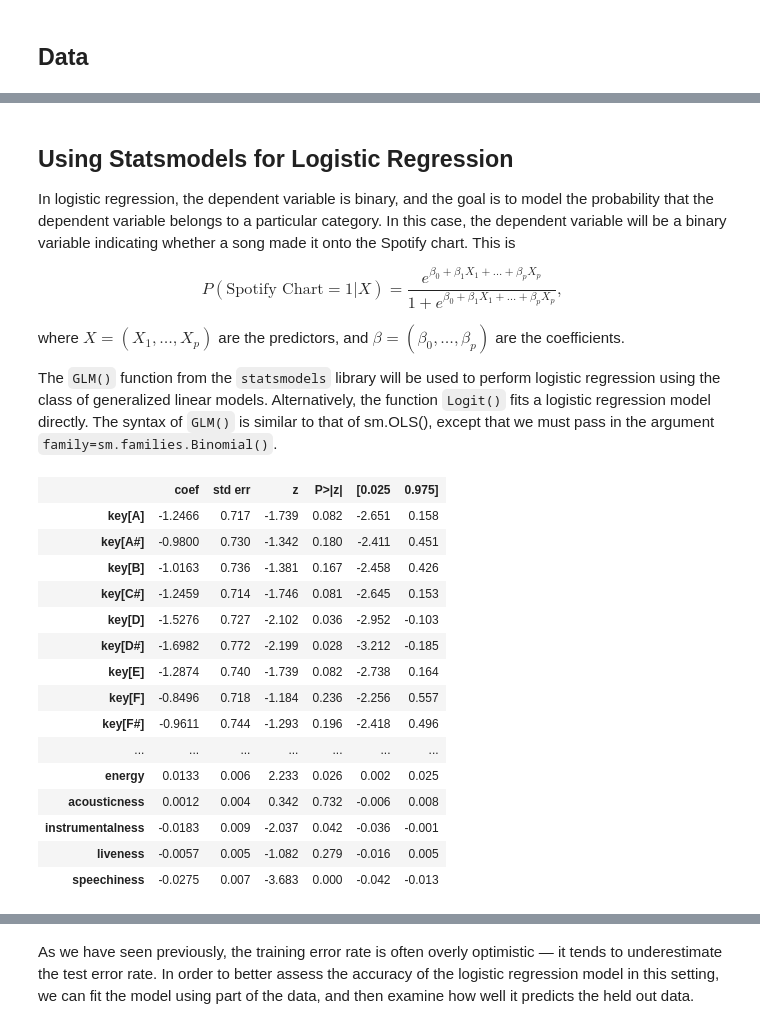
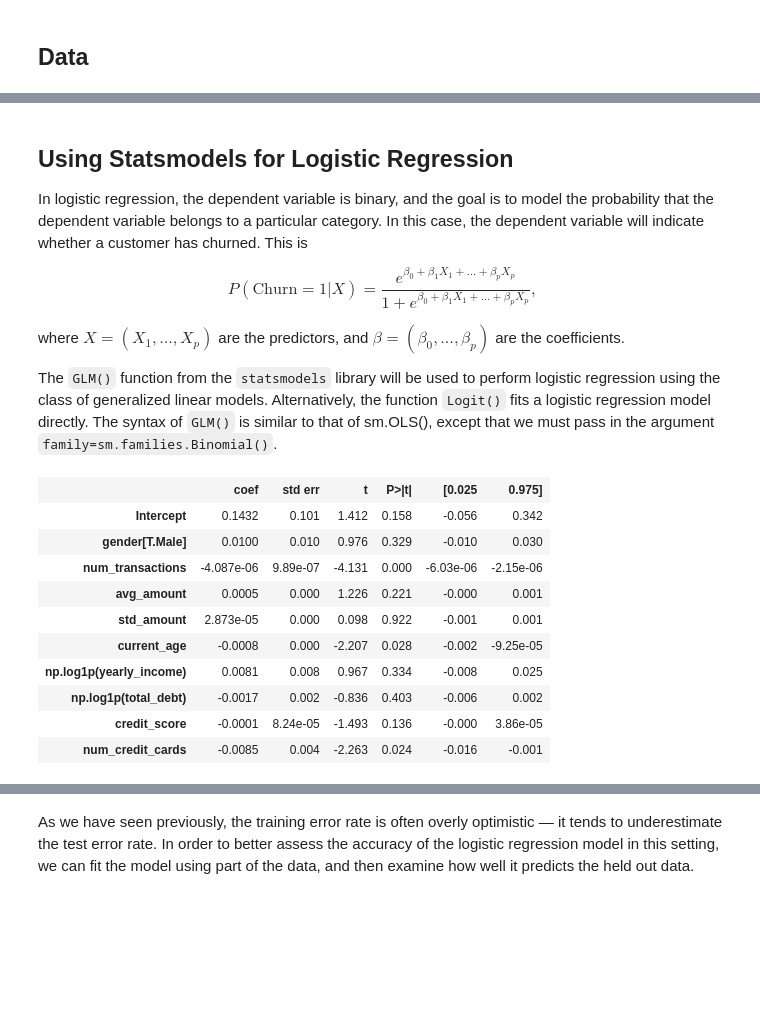
Before and after one commit to pabloestradac/causalml-basics, a Jupyter notebook: notebooks/Classification.ipynb, the cells around one changed output, grey strips where cells are left out. Saved outputs shown, nothing was run; the diff lists cells and outputs as text; code cells hidden in the pictures; blank space fills up the shorter version.

```diff
--- a/notebooks/Classification.ipynb
+++ b/notebooks/Classification.ipynb
@@ -34,10 +19,6 @@ warnings.simplefilter('ignore')
 # %%
 # Read data
 path_data = "https://github.com/pabloestradac/causalml-basics/raw/main/data/"
-df = pd.read_csv(path_data + 'spotify-2023.csv')
-df = df.loc[:, ['track_id', 'spotify_chart', 'artist_count', 'bpm', 'key', 'mode', 'danceability',
-                'valence', 'energy', 'acousticness', 'instrumentalness', 'liveness', 'speechiness']]
-df['top'] = np.where(df['spotify_chart'] > 0, 1, 0)
-df = df.dropna(ignore_index=True)
-df.tail()
+df = pd.read_csv(path_data + 'churn.csv')
+df.describe().round(2)
 # %% [output]
@@ -81,10 +34,10 @@ memory usage: 94.0+ KB
 # %% [markdown]
 ## Using Statsmodels for Logistic Regression
 
-In logistic regression, the dependent variable is binary, and the goal is to model the probability that the dependent variable belongs to a particular category. In this case, the dependent variable will be a binary variable indicating whether a song made it onto the Spotify chart. This is
+In logistic regression, the dependent variable is binary, and the goal is to model the probability that the dependent variable belongs to a particular category. In this case, the dependent variable will indicate whether a customer has churned. This is
 
 $$
-P(\text{Spotify Chart} = 1 | X) = \frac{e^{\beta_0 + \beta_1 X_1 + \ldots + \beta_p X_p}}{1 + e^{\beta_0 + \beta_1 X_1 + \ldots + \beta_p X_p}} ,
+P(\text{Churn} = 1 | X) = \frac{e^{\beta_0 + \beta_1 X_1 + \ldots + \beta_p X_p}}{1 + e^{\beta_0 + \beta_1 X_1 + \ldots + \beta_p X_p}} ,
 $$
 
 where $X = (X_1, \ldots, X_p)$ are the predictors, and $\beta = (\beta_0, \ldots, \beta_p)$ are the coefficients.
@@ -93,30 +46,26 @@ The `GLM()` function from the `statsmodels` library will be used to perform logi
 # %%
 import patsy
 
-model = ('0 + artist_count + bpm + key + mode '
-         '+ danceability + valence + energy + acousticness + instrumentalness + liveness + speechiness')
+model = ('num_transactions + avg_amount + std_amount + current_age + '
+         'gender + np.log1p(yearly_income) + np.log1p(total_debt) + credit_score + num_credit_cards')
 Xbase = patsy.dmatrix(model, df, return_type='dataframe')
-y = df['top']
+y = df['churn']
 # %%
 import statsmodels.api as sm
 
-glm = sm.GLM(y, Xbase, family=sm.families.Binomial())
-results = glm.fit()
+# Linear probability model
+model = sm.OLS(y, Xbase)
+results = model.fit()
 results.summary().tables[1]
 # %% [output]
-|  | coef | std err | z | P>|z| | [0.025 | 0.975] |
-| key[A] | -1.2466 | 0.717 | -1.739 | 0.082 | -2.651 | 0.158 |
-| key[A#] | -0.9800 | 0.730 | -1.342 | 0.180 | -2.411 | 0.451 |
-| key[B] | -1.0163 | 0.736 | -1.381 | 0.167 | -2.458 | 0.426 |
-| key[C#] | -1.2459 | 0.714 | -1.746 | 0.081 | -2.645 | 0.153 |
-| key[D] | -1.5276 | 0.727 | -2.102 | 0.036 | -2.952 | -0.103 |
-| key[D#] | -1.6982 | 0.772 | -2.199 | 0.028 | -3.212 | -0.185 |
-| key[E] | -1.2874 | 0.740 | -1.739 | 0.082 | -2.738 | 0.164 |
-| key[F] | -0.8496 | 0.718 | -1.184 | 0.236 | -2.256 | 0.557 |
-| key[F#] | -0.9611 | 0.744 | -1.293 | 0.196 | -2.418 | 0.496 |
-| ... | ... | ... | ... | ... | ... | ... |
-| energy | 0.0133 | 0.006 | 2.233 | 0.026 | 0.002 | 0.025 |
-| acousticness | 0.0012 | 0.004 | 0.342 | 0.732 | -0.006 | 0.008 |
-| instrumentalness | -0.0183 | 0.009 | -2.037 | 0.042 | -0.036 | -0.001 |
-| liveness | -0.0057 | 0.005 | -1.082 | 0.279 | -0.016 | 0.005 |
-| speechiness | -0.0275 | 0.007 | -3.683 | 0.000 | -0.042 | -0.013 |
+|  | coef | std err | t | P>|t| | [0.025 | 0.975] |
+| Intercept | 0.1432 | 0.101 | 1.412 | 0.158 | -0.056 | 0.342 |
+| gender[T.Male] | 0.0100 | 0.010 | 0.976 | 0.329 | -0.010 | 0.030 |
+| num_transactions | -4.087e-06 | 9.89e-07 | -4.131 | 0.000 | -6.03e-06 | -2.15e-06 |
+| avg_amount | 0.0005 | 0.000 | 1.226 | 0.221 | -0.000 | 0.001 |
+| std_amount | 2.873e-05 | 0.000 | 0.098 | 0.922 | -0.001 | 0.001 |
+| current_age | -0.0008 | 0.000 | -2.207 | 0.028 | -0.002 | -9.25e-05 |
+| np.log1p(yearly_income) | 0.0081 | 0.008 | 0.967 | 0.334 | -0.008 | 0.025 |
+| np.log1p(total_debt) | -0.0017 | 0.002 | -0.836 | 0.403 | -0.006 | 0.002 |
+| credit_score | -0.0001 | 8.24e-05 | -1.493 | 0.136 | -0.000 | 3.86e-05 |
+| num_credit_cards | -0.0085 | 0.004 | -2.263 | 0.024 | -0.016 | -0.001 |
```
Also changed, not shown: parts of 27 cells of this notebook.
